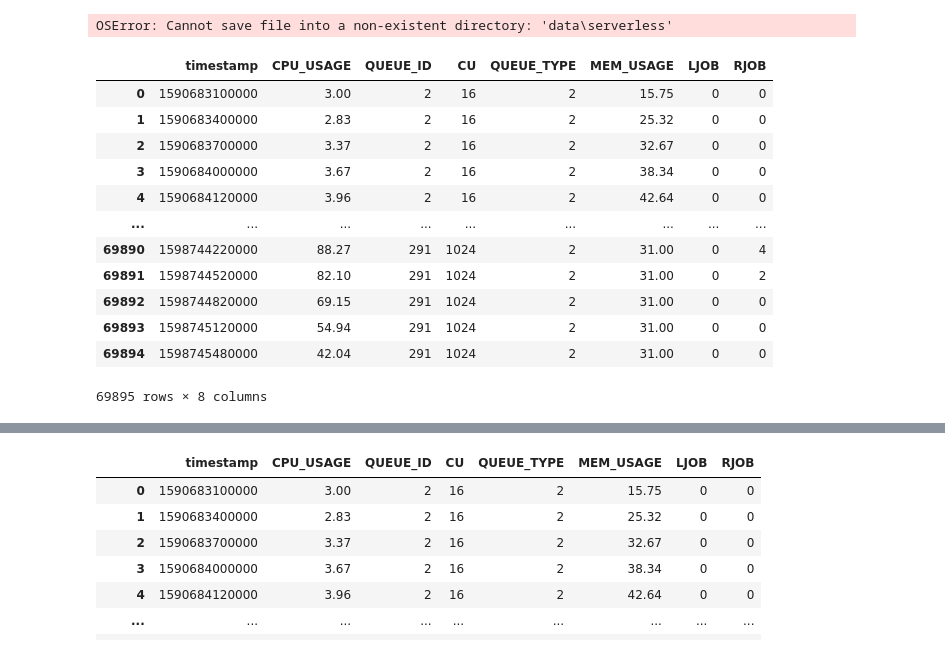
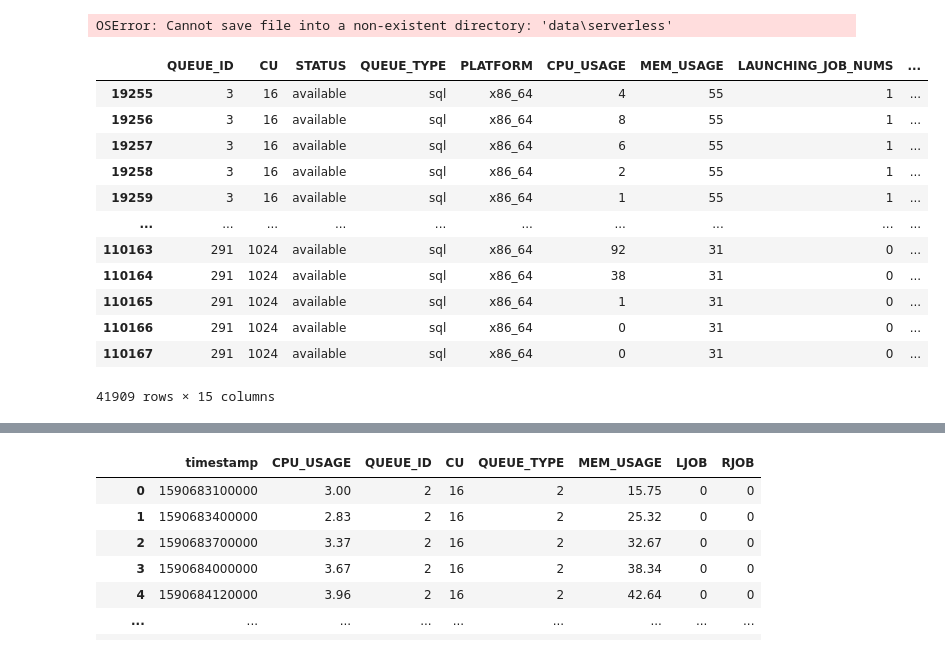
Before and after one commit to conghuhu/container_ts_prediction, a Jupyter notebook: eda.ipynb, the cells around one changed output, grey strips where cells are left out. Saved outputs shown, nothing was run; the diff lists cells and outputs as text; code cells hidden in the pictures.

```diff
--- a/eda.ipynb
+++ b/eda.ipynb
@@ -213,27 +218,25 @@ Name: count, dtype: int64
 OSError: Cannot save file into a non-existent directory: 'data\serverless'
 # %%
 # 加载原始数据
-q_ids = [2, 3, 4, 36, 291]
-# q_ids = [3, 27, 36, 291]
-data_df = pd.read_csv('./datasets/serverless/data.csv')
-data_df = data_df.sort_values(by=['QUEUE_ID', 'timestamp']).reset_index(drop=True)
-data_df = data_df[data_df['QUEUE_ID'].isin(q_ids)]
+# q_ids = [2, 3, 4, 36, 291]
+q_ids = [3, 27, 36, 291]
+data_df = train_df[train_df['QUEUE_ID'].isin(q_ids)]
 
 display(data_df)
 # %% [output]
-|  | timestamp | CPU_USAGE | QUEUE_ID | CU | QUEUE_TYPE | MEM_USAGE | LJOB | RJOB |
-| 0 | 1590683100000 | 3.00 | 2 | 16 | 2 | 15.75 | 0 | 0 |
-| 1 | 1590683400000 | 2.83 | 2 | 16 | 2 | 25.32 | 0 | 0 |
-| 2 | 1590683700000 | 3.37 | 2 | 16 | 2 | 32.67 | 0 | 0 |
-| 3 | 1590684000000 | 3.67 | 2 | 16 | 2 | 38.34 | 0 | 0 |
-| 4 | 1590684120000 | 3.96 | 2 | 16 | 2 | 42.64 | 0 | 0 |
-| ... | ... | ... | ... | ... | ... | ... | ... | ... |
-| 69890 | 1598744220000 | 88.27 | 291 | 1024 | 2 | 31.00 | 0 | 4 |
-| 69891 | 1598744520000 | 82.10 | 291 | 1024 | 2 | 31.00 | 0 | 2 |
-| 69892 | 1598744820000 | 69.15 | 291 | 1024 | 2 | 31.00 | 0 | 0 |
-| 69893 | 1598745120000 | 54.94 | 291 | 1024 | 2 | 31.00 | 0 | 0 |
-| 69894 | 1598745480000 | 42.04 | 291 | 1024 | 2 | 31.00 | 0 | 0 |
+|  | QUEUE_ID | CU | STATUS | QUEUE_TYPE | PLATFORM | CPU_USAGE | MEM_USAGE | LAUNCHING_JOB_NUMS | ... |
+| 19255 | 3 | 16 | available | sql | x86_64 | 4 | 55 | 1 | ... |
+| 19256 | 3 | 16 | available | sql | x86_64 | 8 | 55 | 1 | ... |
+| 19257 | 3 | 16 | available | sql | x86_64 | 6 | 55 | 1 | ... |
+| 19258 | 3 | 16 | available | sql | x86_64 | 2 | 55 | 1 | ... |
+| 19259 | 3 | 16 | available | sql | x86_64 | 1 | 55 | 1 | ... |
+| ... | ... | ... | ... | ... | ... | ... | ... | ... | ... |
+| 110163 | 291 | 1024 | available | sql | x86_64 | 92 | 31 | 0 | ... |
+| 110164 | 291 | 1024 | available | sql | x86_64 | 38 | 31 | 0 | ... |
+| 110165 | 291 | 1024 | available | sql | x86_64 | 1 | 31 | 0 | ... |
+| 110166 | 291 | 1024 | available | sql | x86_64 | 0 | 31 | 0 | ... |
+| 110167 | 291 | 1024 | available | sql | x86_64 | 0 | 31 | 0 | ... |
-69895 rows × 8 columns
+41909 rows × 15 columns
 # %%
 # 创建一个包含2行4列共8个子图的图表
 start = 1000
```
Also changed, not shown: parts of 3 cells of this notebook, 7 other files.
